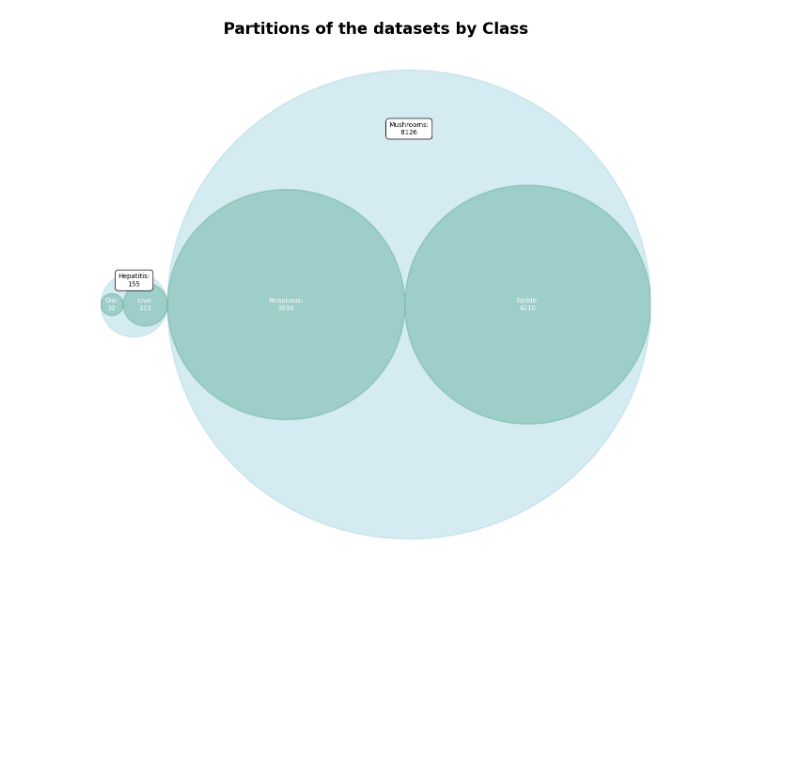
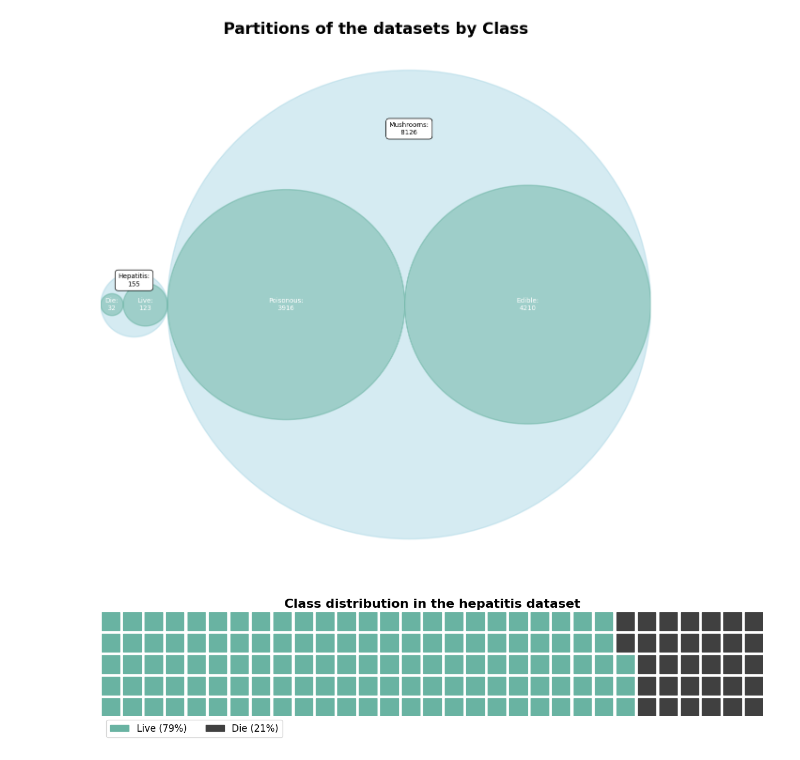
Before and after one commit to ZachParent/mai-intro-to-machine-learning, a Jupyter notebook: work2/notebooks/1.1-ZachParent-generate-dataset-plots.ipynb, the cells around one changed output. Cells and saved outputs as stored; diff of their text form; code cells hidden in the pictures; blank space fills up the shorter version.

Commit message:
add class distribution waffle charts

```diff
--- a/work2/notebooks/1.1-ZachParent-generate-dataset-plots.ipynb
+++ b/work2/notebooks/1.1-ZachParent-generate-dataset-plots.ipynb
@@ -131,3 +132,36 @@ plt.tight_layout()
 fig.savefig('../reports/figures/dataset-partitions.png', dpi=300)
 # %% [output]
 [figure]
+# %%
+data = {'Live': hepatitis_live_count, 'Die': hepatitis_die_count}
+
+# Repartition
+repartition = [f"{k} ({round(v / sum(data.values()) * 100)}%)" for k, v in data.items()]
+
+# Make the chart
+fig = plt.figure(
+    FigureClass=Waffle,
+    figsize=(12, 3),
+    rows=5,
+    columns=31,
+    values=data,
+    colors=("#69b3a2", "#404040"),
+    title={
+        'label': 'Class distribution in the hepatitis dataset',
+        'fontdict': {
+            'fontsize': 16,
+            'fontweight': 'bold'
+        }
+    },
+    labels=repartition,
+    legend={
+        'loc': 'lower left',
+        'bbox_to_anchor': (0, -0.25), # position of the legend
+        'ncol': len(data), # number of columns in the legend
+        'fontsize': 12, #size of the legend
+    }
+)
+plt.tight_layout()
+fig.savefig('../reports/figures/hepatitis-class-distribution.png', dpi=300)
+# %% [output]
+[figure, added]
```
Also changed, not shown: parts of 2 cells of this notebook, 2 other files.
